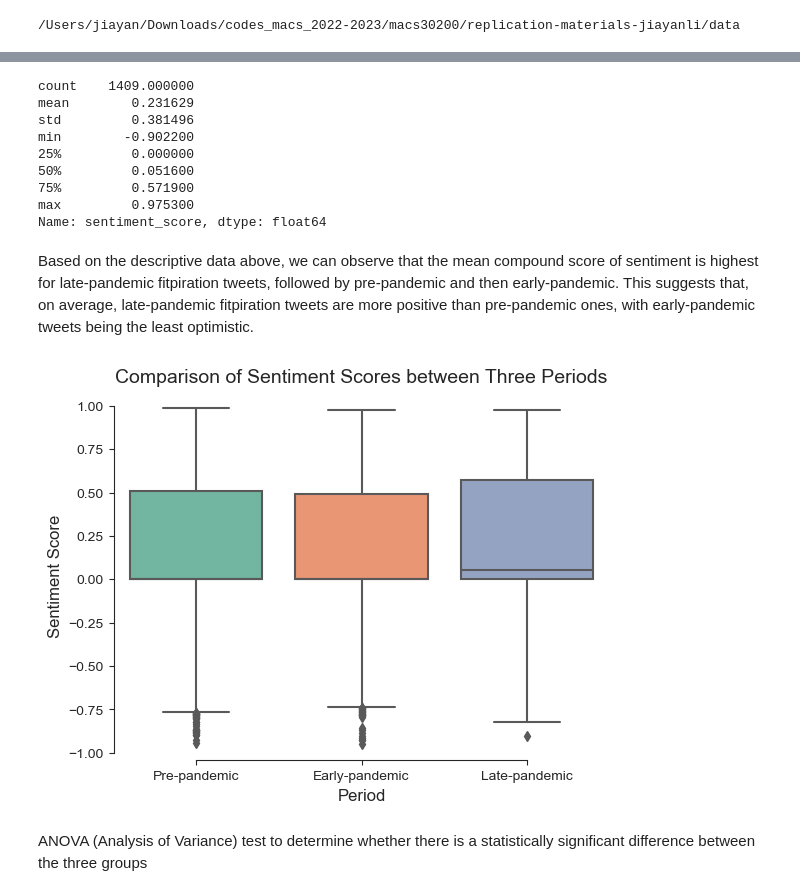
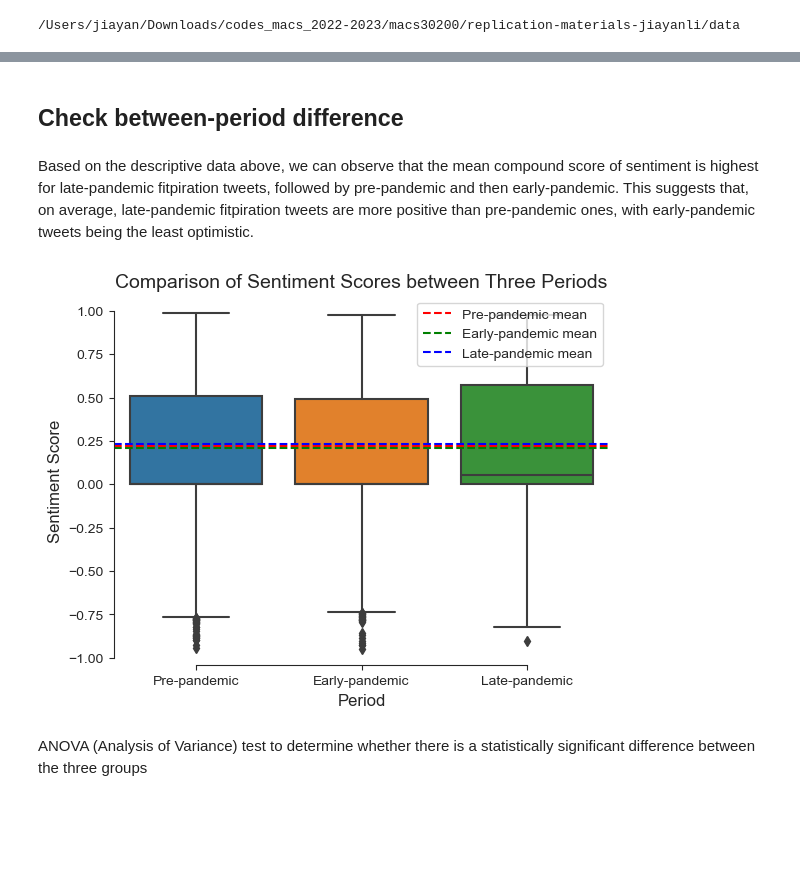
Before and after one commit to macs30200-s23/fitspiration-tweets-project, a Jupyter notebook: analysis/analyze.ipynb, the cells around one changed output, grey strips where cells are left out. Saved outputs shown, nothing was run; the diff lists cells and outputs as text; code cells hidden in the pictures; blank space fills up the shorter version.

```diff
--- a/analysis/analyze.ipynb
+++ b/analysis/analyze.ipynb
@@ -95,36 +76,37 @@ Name: sentiment_score, dtype: float64
-# %%
-df_clean[df_clean['Period'] == 2].sentiment_score.describe()
-# %% [output]
-count    1409.000000
-mean        0.231629
-std         0.381496
-min        -0.902200
-25%         0.000000
-50%         0.051600
-75%         0.571900
-max         0.975300
-Name: sentiment_score, dtype: float64
+# %% [markdown]
+## Check between-period difference
 # %% [markdown]
 Based on the descriptive data above, we can observe that the mean compound score of sentiment is highest for late-pandemic fitpiration tweets, followed by pre-pandemic and then early-pandemic. This suggests that, on average, late-pandemic fitpiration tweets are more positive than pre-pandemic ones, with early-pandemic tweets being the least optimistic.
 # %%
 # Create a box plot to compare the three groups
 sns.set_style("ticks")
 ax = sns.boxplot(x='Period', y='sentiment_score', data=df_clean)
 sns.despine(trim=True)
 sns.set_palette("Set2")
 
 # Set the x-axis tick labels
 ax.set_xticklabels(['Pre-pandemic', 'Early-pandemic', 'Late-pandemic'])
 
+# Calculate the mean of each group
+means = df_clean.groupby('Period')['sentiment_score'].mean()
+
+# Add horizontal lines for the mean of each group
+plt.axhline(y=means[0], color='r', linestyle='--', label='Pre-pandemic mean')
+plt.axhline(y=means[1], color='g', linestyle='--', label='Early-pandemic mean')
+plt.axhline(y=means[2], color='b', linestyle='--', label='Late-pandemic mean')
+
 # Add a title and axis labels
 plt.title('Comparison of Sentiment Scores between Three Periods', fontsize=14)
 plt.xlabel('Period', fontsize=12)
 plt.ylabel('Sentiment Score', fontsize=12)
 
 # Save the figure
 plt.savefig('sentiment_scores.png', dpi=300, bbox_inches='tight')
 
+# Add the legend
+plt.legend()
+
 # Show the plot
 plt.show()
 # %% [output]
-[figure, old version]
+[figure, new version]
```
Also changed, not shown: parts of 19 cells of this notebook, 2 other files.
